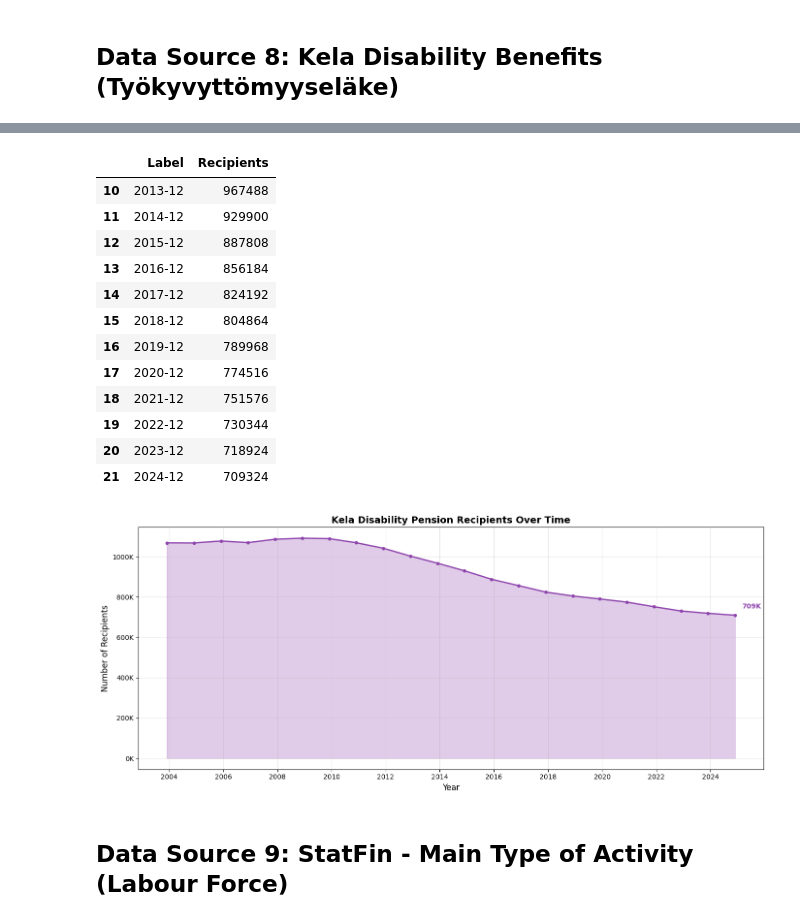
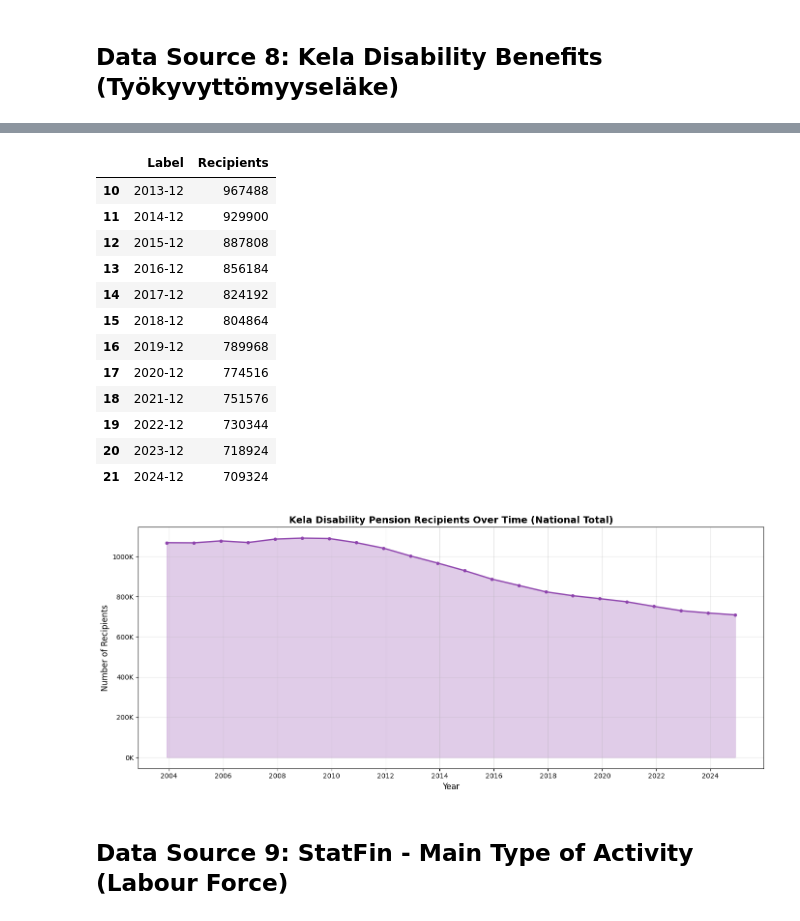
Before and after one commit to Uggeli/Tilastot, a Jupyter notebook: tilastot.ipynb, the cells around one changed output, grey strips where cells are left out. Drawn from its saved outputs; the diff is of its cells as text; code cells hidden in the pictures.

```diff
--- a/tilastot.ipynb
+++ b/tilastot.ipynb
@@ -880,48 +1001,89 @@ Columns: ['aikatyyppi', 'kuukausi_nro', 'vuosikuukausi', 'vuosi', 'kunta_nro', '
 | 3 | Kuukausi | 12 | 201512 | 2015 | 16 | Asikkala | Tieto puuttuu | Nainen | ... |
 | 4 | Kuukausi | 12 | 201512 | 2015 | 16 | Asikkala | Tieto puuttuu | Nainen | ... |
 # %%
-# Check unique values in location column
-print("Unique locations:")
-print(kela_disability_df['kunta_nimi'].unique()[:20])
+# Disability Pension Analysis - check for proper grouping
+print("📊 AVAILABLE DIMENSIONS IN DISABILITY DATA:")
+print(f"Columns: {list(kela_disability_df.columns)}")
 
-# Check if there's a different "total" indicator or need to aggregate all municipalities
-print(f"\nTotal municipalities: {kela_disability_df['kunta_nimi'].nunique()}")
+# Check for national total vs summing municipalities
+print(f"\nUnique locations (sample): {list(kela_disability_df['kunta_nimi'].unique()[:10])}")
+print(f"Total municipalities: {kela_disability_df['kunta_nimi'].nunique()}")
 
-# Aggregate all municipalities by month
-disability_monthly = kela_disability_df.groupby('vuosikuukausi')['saaja_lkm'].sum().reset_index()
-disability_monthly.columns = ['Month', 'Recipients']
-disability_monthly = disability_monthly.sort_values('Month')
+# Check for disease groups
+if 'sairausryhma' in kela_disability_df.columns:
+    print(f"\nDisease groups (sairausryhma):")
+    print(kela_disability_df['sairausryhma'].unique())
 
-# Convert to proper datetime for better visualization
-disability_monthly['Date'] = pd.to_datetime(disability_monthly['Month'].astype(str), format='%Y%m')
-disability_monthly = disability_monthly.sort_values('Date')
-disability_monthly['Label'] = disability_monthly['Date'].dt.strftime('%Y-%m')
+# CORRECT APPROACH: Filter to "Koko maa" (whole country) if available, OR use a total row
+# to avoid summing all municipalities
+if 'Koko maa' in kela_disability_df['kunta_nimi'].values:
+    print("\n✅ Found 'Koko maa' (national total) - using that instead of summing")
+    disability_national = kela_disability_df[kela_disability_df['kunta_nimi'] == 'Koko maa']
+else:
+    print("\n⚠️ No national total found - need to aggregate carefully")
+    disability_national = kela_disability_df
 
-print("\nKELA DISABILITY PENSION - Monthly totals (all municipalities)")
+# Group by month AND disease group to show breakdown
+if 'sairausryhma' in disability_national.columns:
+    disability_by_disease = disability_national.groupby(['vuosikuukausi', 'sairausryhma'])['saaja_lkm'].sum().reset_index()
+    disability_by_disease = disability_by_disease.sort_values('vuosikuukausi')
+
+    # Get last 24 months
+    last_months = disability_by_disease['vuosikuukausi'].unique()[-24:]
+    disability_by_disease = disability_by_disease[disability_by_disease['vuosikuukausi'].isin(last_months)]
+
+    # Summary for latest month
+    latest_month = disability_by_disease['vuosikuukausi'].max()
+    latest_data = disability_by_disease[disability_by_disease['vuosikuukausi'] == latest_month]
+
+    print(f"\n📊 Disability Pension by Disease Group ({latest_month}):")
+    for _, row in latest_data.sort_values('saaja_lkm', ascending=False).iterrows():
+        print(f"  {row['sairausryhma']}: {row['saaja_lkm']:,} recipients")
+
+    # Get just the total row if available
+    total_rows = latest_data[latest_data['sairausryhma'].str.contains('Yhteens|yhteens|Total', na=False, case=False)]
+    if len(total_rows) > 0:
+        print(f"\n✅ National total: {total_rows['saaja_lkm'].values[0]:,}")
+    else:
+        print(f"\n⚠️ No total row - sum may include overlapping categories!")
+
+    # For time series, use only the total if available
+    total_mask = disability_by_disease['sairausryhma'].str.contains('Yhteens|yhteens|Total', na=False, case=False)
+    if total_mask.any():
+        disability_monthly = disability_by_disease[total_mask].copy()
+    else:
+        # Fallback - sum but warn
+        disability_monthly = disability_by_disease.groupby('vuosikuukausi')['saaja_lkm'].sum().reset_index()
+        print("\n⚠️ Using sum of disease groups - may over-count!")
+
+    disability_monthly['Date'] = pd.to_datetime(disability_monthly['vuosikuukausi'].astype(str), format='%Y%m')
+    disability_monthly = disability_monthly.sort_values('Date')
+    disability_monthly['Label'] = disability_monthly['Date'].dt.strftime('%Y-%m')
+    disability_monthly.columns = ['Month', 'Disease', 'Recipients', 'Date', 'Label'] if 'sairausryhma' in disability_monthly.columns else ['Month', 'Recipients', 'Date', 'Label']
+else:
+    disability_monthly = disability_national.groupby('vuosikuukausi')['saaja_lkm'].sum().reset_index()
+    disability_monthly['Date'] = pd.to_datetime(disability_monthly['vuosikuukausi'].astype(str), format='%Y%m')
+    disability_monthly = disability_monthly.sort_values('Date')
+    disability_monthly['Label'] = disability_monthly['Date'].dt.strftime('%Y-%m')
+    disability_monthly.columns = ['Month', 'Recipients', 'Date', 'Label']
+
+print("\nKELA DISABILITY PENSION - Monthly totals")
 print("=" * 60)
 print(f"Data range: {disability_monthly['Label'].min()} to {disability_monthly['Label'].max()}")
 print(f"\nRecent months:")
 display(disability_monthly[['Label', 'Recipients']].tail(12))
 
-# Visualization: Disability Pension Recipients Trend - Full history
+# Visualization
 fig, ax = plt.subplots(figsize=(14, 6))
 ax.fill_between(disability_monthly['Date'], disability_monthly['Recipients'], alpha=0.3, color='#9b59b6')
 ax.plot(disability_monthly['Date'], disability_monthly['Recipients'], marker='o', markersize=4, color='#8e44ad', linewidth=2)
 ax.set_xlabel('Year', fontsize=12)
 ax.set_ylabel('Number of Recipients', fontsize=12)
-ax.set_title('Kela Disability Pension Recipients Over Time', fontsize=14, fontweight='bold')
+ax.set_title('Kela Disability Pension Recipients Over Time (National Total)', fontsize=14, fontweight='bold')
 ax.yaxis.set_major_formatter(plt.FuncFormatter(lambda x, p: f'{x/1000:.0f}K'))
 ax.xaxis.set_major_locator(plt.matplotlib.dates.YearLocator(2))
 ax.xaxis.set_major_formatter(plt.matplotlib.dates.DateFormatter('%Y'))
 plt.grid(True, alpha=0.3)
-
-# Add annotation for latest value
-latest = disability_monthly.iloc[-1]
-ax.annotate(f'{latest["Recipients"]/1000:.0f}K',
-            xy=(latest['Date'], latest['Recipients']),
-            xytext=(10, 10), textcoords='offset points',
-            fontsize=10, fontweight='bold', color='#8e44ad')
-
 plt.tight_layout()
 plt.show()
 # %% [output]
@@ -939,21 +1099,21 @@ KELA DISABILITY PENSION - Monthly totals (all municipalities)
 ============================================================
 Data range: 2003-12 to 2024-12
 
 Recent months:
 |  | Label | Recipients |
 | 10 | 2013-12 | 967488 |
 | 11 | 2014-12 | 929900 |
 | 12 | 2015-12 | 887808 |
 | 13 | 2016-12 | 856184 |
 | 14 | 2017-12 | 824192 |
 | 15 | 2018-12 | 804864 |
 | 16 | 2019-12 | 789968 |
 | 17 | 2020-12 | 774516 |
 | 18 | 2021-12 | 751576 |
 | 19 | 2022-12 | 730344 |
 | 20 | 2023-12 | 718924 |
 | 21 | 2024-12 | 709324 |
-[figure, old version]
+[figure, new version]
 # %% [markdown]
 ## Data Source 9: StatFin - Main Type of Activity (Labour Force)
 # %%
```
Also changed, not shown: parts of 6 cells of this notebook.
